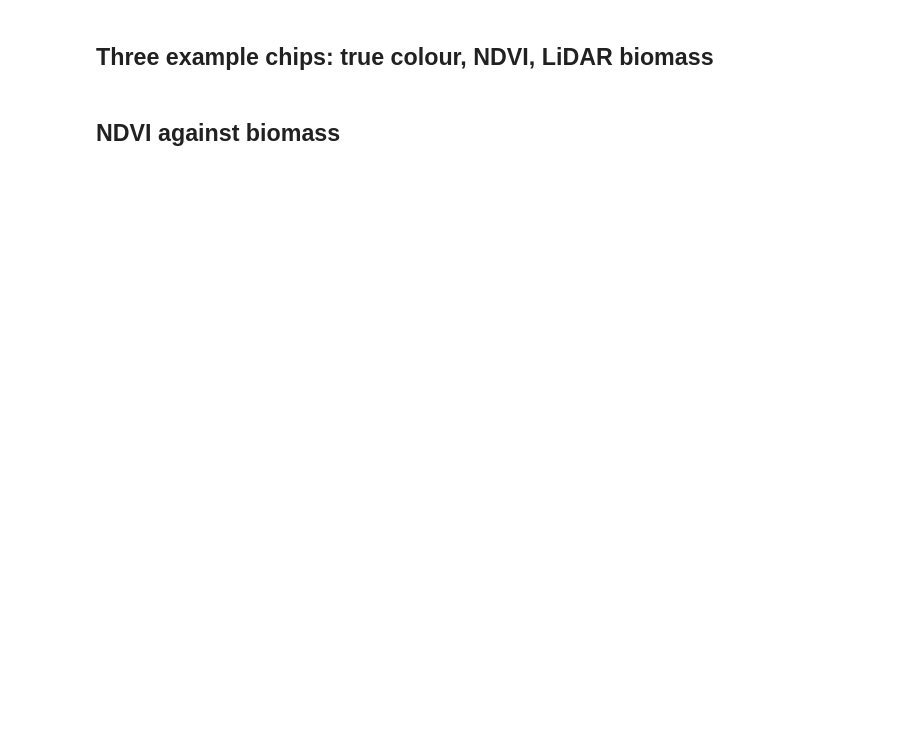
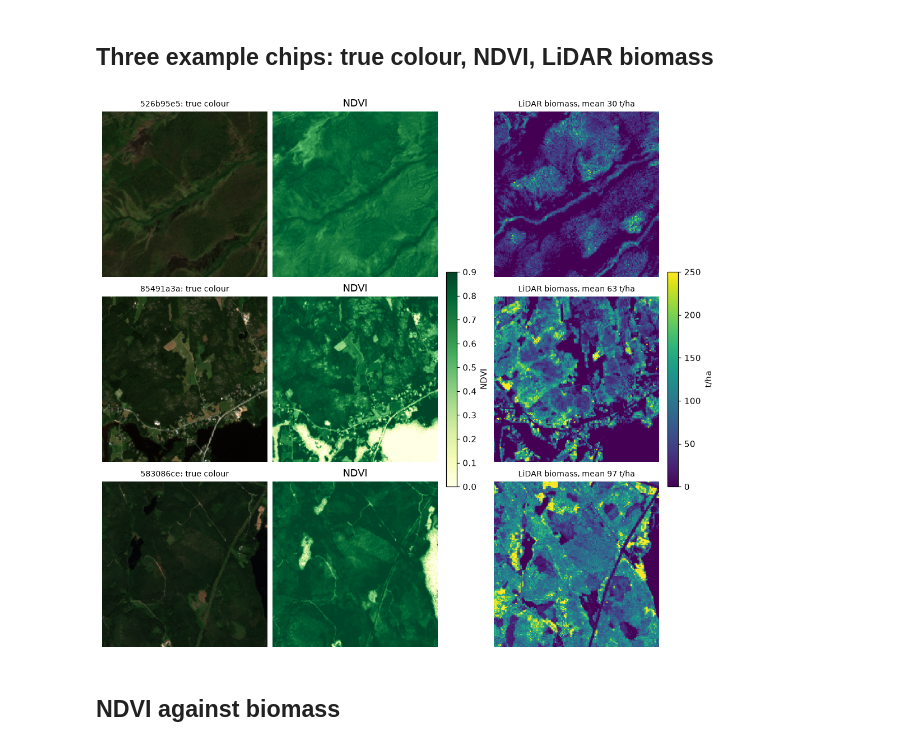
Before and after one commit to revazzz1/forest-biomass, a Jupyter notebook: report.ipynb, the cells around one changed output. Saved outputs shown, nothing was run; the diff lists cells and outputs as text; code cells hidden in the pictures; blank space fills up the shorter version.

```diff
--- a/report.ipynb
+++ b/report.ipynb
@@ -35,16 +37,18 @@ fig.tight_layout(); fig.savefig(FIGURES / "biomass_hist.png"); plt.show()
 ## Three example chips: true colour, NDVI, LiDAR biomass
 # %%
 examples = [p["ids"][i] for i in np.argsort(p["y"])[[len(p["y"]) // 10, len(p["y"]) // 2, -len(p["y"]) // 10]]]
-fig, axes = plt.subplots(3, 3, figsize=(9, 9))
+fig, axes = plt.subplots(3, 3, figsize=(10, 9), layout="constrained")
 rgb = [BANDS.index(b) for b in ("B4", "B3", "B2")]
 for row, chip in zip(axes, examples):
     refl, _ = read_s2(RAW / selection.filename[chip]); label = read_label(RAW / selection.label[chip])
-    row[0].imshow(np.clip(refl[..., rgb] / 0.25, 0, 1)); row[0].set_title(f"{chip}: true colour")
+    row[0].imshow(np.clip(refl[..., rgb] / 0.25, 0, 1)); row[0].set_title(f"{chip}: true colour", fontsize=9)
     im1 = row[1].imshow(ndvi(refl), vmin=0, vmax=0.9, cmap="YlGn"); row[1].set_title("NDVI")
-    im2 = row[2].imshow(label, vmin=0, vmax=250, cmap="viridis"); row[2].set_title(f"LiDAR biomass, mean {label.mean():.0f} t/ha")
+    im2 = row[2].imshow(label, vmin=0, vmax=250, cmap="viridis"); row[2].set_title(f"LiDAR biomass, mean {label.mean():.0f} t/ha", fontsize=9)
     for ax in row: ax.set_axis_off()
-fig.colorbar(im1, ax=axes[:, 1], shrink=0.5, label="NDVI"); fig.colorbar(im2, ax=axes[:, 2], shrink=0.5, label="t/ha")
+fig.colorbar(im1, ax=axes[:, 1], shrink=0.4, label="NDVI"); fig.colorbar(im2, ax=axes[:, 2], shrink=0.4, label="t/ha")
 fig.savefig(FIGURES / "example_chips.png", bbox_inches="tight"); plt.show()
+# %% [output]
+[figure, added]
 # %% [markdown]
 ## NDVI against biomass
 # %%
```
Also changed, not shown: parts of 6 cells of this notebook, 31 other files.
